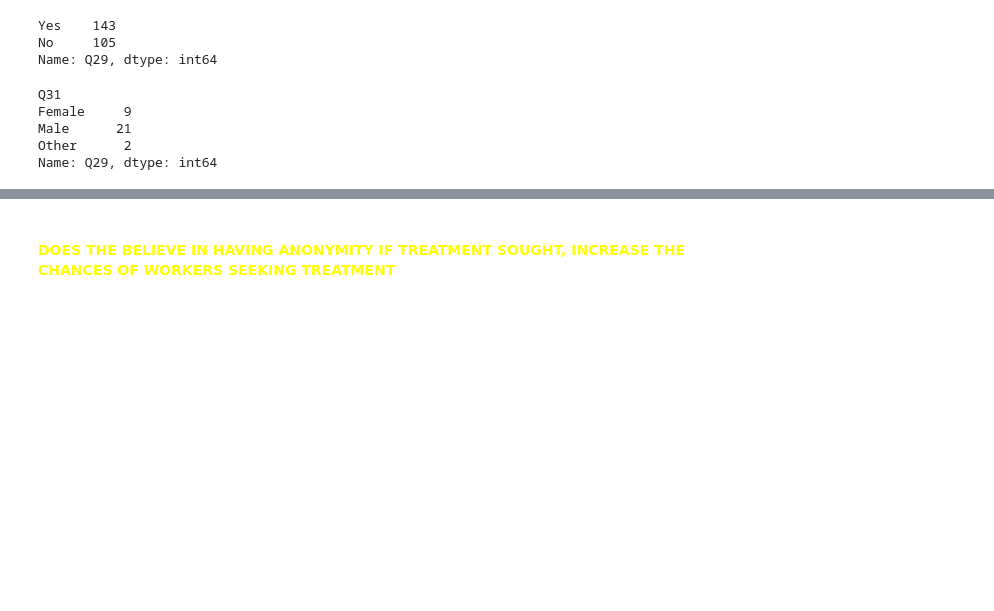
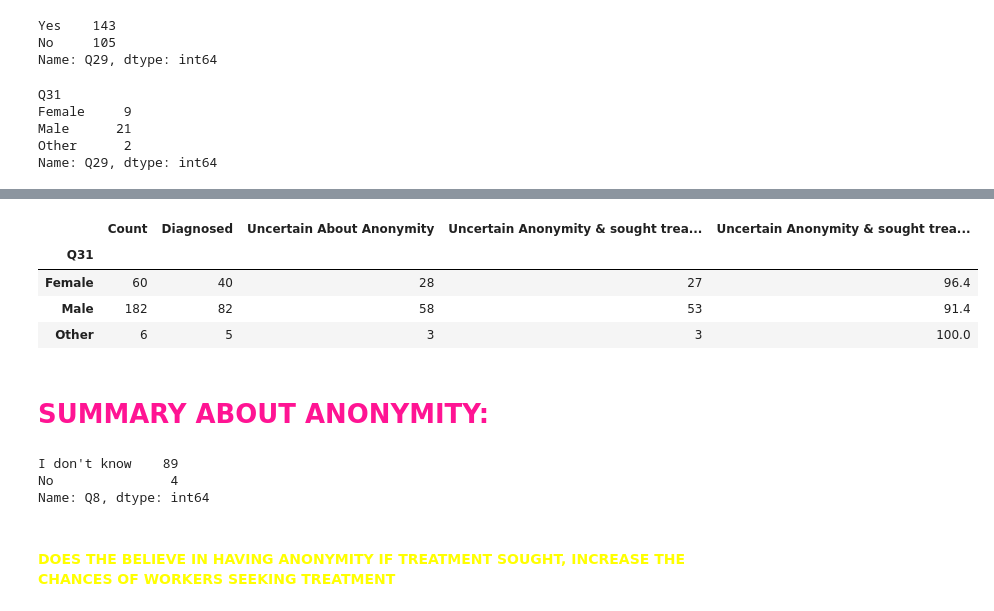
Before and after one commit to gnavneetg/BootCampG5, a Jupyter notebook: MauriciosNotebook/genders_anonymity.ipynb, the cells around one changed output, grey strips where cells are left out. Cells and saved outputs as stored; diff of their text form; code cells hidden in the pictures; blank space fills up the shorter version.

```diff
--- a/MauriciosNotebook/genders_anonymity.ipynb
+++ b/MauriciosNotebook/genders_anonymity.ipynb
@@ -396,0 +430,5 @@ believes_anonymity_sought_treatment_df
+# %%
+# TODO: BUILD uncertain_anonymity_sought_treatment_df
+
+uncertain_about_anonymity = \
+tech_workers_df[(tech_workers_df['Q27'] == 'Yes') & (tech_workers_df['Q8'] == "I don't know")].groupby('Q31').count()['Q8']
@@ -396,0 +445,3 @@ believes_anonymity_sought_treatment_df
+# %%
+uncertain_anonymity_sought_treatment = \
+tech_workers_df[(tech_workers_df['Q27'] == 'Yes') & (tech_workers_df['Q8'] == "I don't know") & (tech_workers_df['Q29'] == 'Yes')].groupby('Q31').count()['Q29']
@@ -396,0 +458,19 @@ believes_anonymity_sought_treatment_df
+# %%
+uncertain_anonymity_sought_treatment_df = pd.DataFrame({
+    'Count': tech_gender_group,
+    'Diagnosed': diagnosed_tech_workers,
+    'Uncertain About Anonymity': uncertain_about_anonymity,
+    'Uncertain Anonymity & sought treatment': uncertain_anonymity_sought_treatment,
+    'Uncertain Anonymity & sought treatment %': round(uncertain_anonymity_sought_treatment/uncertain_about_anonymity*100,1)
+
+})
+# %%
+uncertain_anonymity_sought_treatment_df
+# %% [output]
+|  | Count | Diagnosed | Uncertain About Anonymity | Uncertain Anonymity & sought trea... | Uncertain Anonymity & sought trea... |
+| Q31 |  |  |  |  |  |
+| Female | 60 | 40 | 28 | 27 | 96.4 |
+| Male | 182 | 82 | 58 | 53 | 91.4 |
+| Other | 6 | 5 | 3 | 3 | 100.0 |
+# %% [markdown]
+# <span style="color:deeppink">SUMMARY ABOUT ANONYMITY:</span>
@@ -397,3 +479,9 @@ believes_anonymity_sought_treatment_df
+# %%
+tech_workers_df[(tech_workers_df['Q27'] == 'Yes') & (tech_workers_df['Q8'] != 'Yes')]['Q8'].value_counts()
+# %% [output]
+I don't know    89
+No               4
+Name: Q8, dtype: int64
 # %% [markdown]
 #### <span style="color:yellow">DOES THE BELIEVE IN HAVING ANONYMITY IF TREATMENT SOUGHT, INCREASE THE CHANCES OF WORKERS SEEKING TREATMENT
 </span>
```
Also changed, not shown: parts of 24 cells of this notebook.
